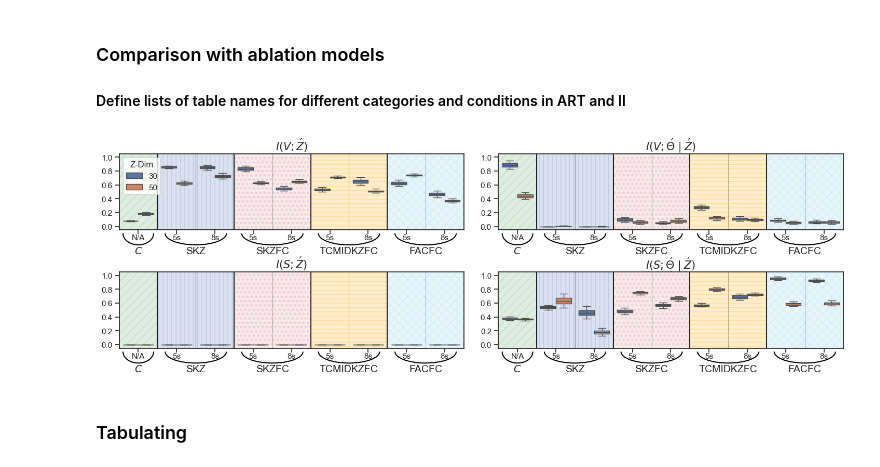
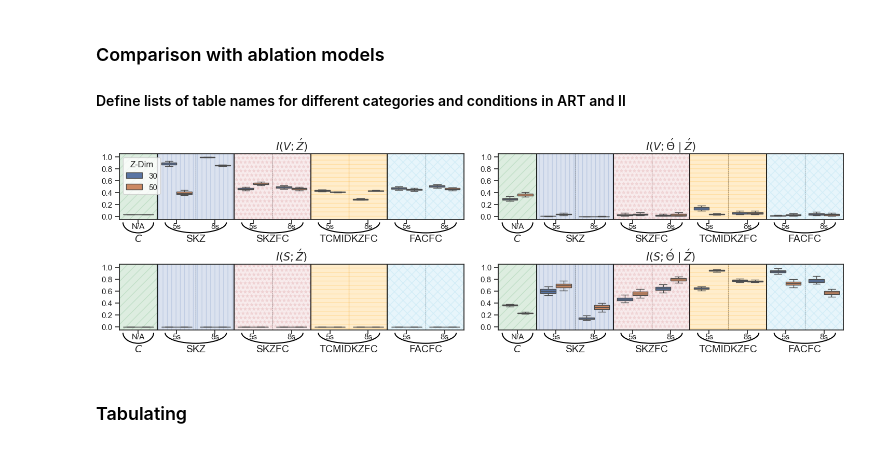
Before and after one commit to JunetaeKim/VABAM, a Jupyter notebook: VisualizationMetrics.ipynb, the cells around one changed output. Cells and saved outputs as stored; diff of their text form; code cells hidden in the pictures.

```diff
--- a/VisualizationMetrics.ipynb
+++ b/VisualizationMetrics.ipynb
@@ -175,7 +175,7 @@ fixed_palette = sns.color_palette("Set2", total_models)
 sns.set(style="ticks")
 
 # Create 2x2 subplots for each metric category
-fig, axes = plt.subplots(2, 2, figsize=(18, 5.5))  # Adjust the figure size as needed
+fig, axes = plt.subplots(2, 2, figsize=(18, 5))  # Adjust the figure size as needed
 axes = axes.flatten(order='C')  # Flatten the 2D array of axes into 1D for easy iteration
 
 PlotIdx = 0
@@ -223,14 +223,14 @@ for i, metric in enumerate(metrics_categories):
         y_offset = -0.15
 
     # Add underbraces with the function
-    add_underbrace(ax, 0, '$B$', width=0.8, height=0.2 ,y_offset=y_offset)
-    add_underbrace(ax, 1., '$C$', width=0.8, height=0.2 ,y_offset=y_offset)
-    add_underbrace(ax, 2.5, 'SKZ', width=1.6, height=0.2 ,y_offset=y_offset)
-    add_underbrace(ax, 4.5, 'SKZFC', width=1.6, height=0.2 ,y_offset=y_offset)
-    add_underbrace(ax, 6., '$TC$', width=0.8, height=0.2 ,y_offset=y_offset)
-    add_underbrace(ax, 7.5, 'TCMIDKZFC', width=1.6, height=0.2 ,y_offset=y_offset)
-    add_underbrace(ax, 9., '$FAC$', width=0.8, height=0.2 ,y_offset=y_offset)
-    add_underbrace(ax, 10.5, 'FACFC', width=1.6, height=0.2 ,y_offset=y_offset)
+    add_underbrace(ax, 0, '$B$', width=0.8, height=0.22 ,y_offset=y_offset)
+    add_underbrace(ax, 1., '$C$', width=0.8, height=0.22 ,y_offset=y_offset)
+    add_underbrace(ax, 2.5, 'SKZ', width=1.6, height=0.22 ,y_offset=y_offset)
+    add_underbrace(ax, 4.5, 'SKZFC', width=1.6, height=0.22 ,y_offset=y_offset)
+    add_underbrace(ax, 6., '$TC$', width=0.8, height=0.22 ,y_offset=y_offset)
+    add_underbrace(ax, 7.5, 'TCMIDKZFC', width=1.6, height=0.22 ,y_offset=y_offset)
+    add_underbrace(ax, 9., '$FAC$', width=0.8, height=0.22 ,y_offset=y_offset)
+    add_underbrace(ax, 10.5, 'FACFC', width=1.6, height=0.22 ,y_offset=y_offset)
 
     ax.set_title(metric , fontsize=15, pad=5)
     ax.set_xlabel('')
@@ -253,7 +253,7 @@ for i, metric in enumerate(metrics_categories):
         ax.text(line_pos+1, -0.11, '8s', ha='center', va='top', fontsize=11)
 
 # Adjust subplot parameters to give specified padding
-plt.subplots_adjust(bottom=0.2, wspace=0.1, hspace=0.55)
+plt.subplots_adjust(bottom=0.2, wspace=0.1, hspace=0.68)
 
 # Prepare and sort labels
 sorted_labels = sorted(DictModelLabel.items(), key=lambda x: x[1])
@@ -317,7 +317,7 @@ TabList_ART = ['ConVAE_ART_30', 'ConVAE_ART_50',   'SKZ_ART_30_500','SKZ_ART_30_
               'TCMIDKZFC_ART_30_500', 'TCMIDKZFC_ART_30_800', 'TCMIDKZFC_ART_50_500', 'TCMIDKZFC_ART_50_800',
               'FACFC_ART_30_500', 'FACFC_ART_30_800', 'FACFC_ART_50_500', 'FACFC_ART_50_800']
 # %%
-AnalTabList = TabList_II  # TabList_ART   TabList_II
+AnalTabList = TabList_ART  # TabList_ART   TabList_II
 AnalMItableSet =  MItableSet[(MItableSet['Model'].isin(AnalTabList))].reset_index(drop=True)
 AnalMItableSet['MetricNew'] = AnalMItableSet['Metrics'].str.replace(r'\(\w+\)\s*', '', regex=True)  # Extract new metric names
 
@@ -361,7 +361,7 @@ fixed_palette = sns.color_palette("Set2", total_models)
 sns.set(style="ticks")
 
 # Create a 3x2 subplot structure
-fig, axes = plt.subplots(2, 2, figsize=(18, 5.5))
+fig, axes = plt.subplots(2, 2, figsize=(18, 5))
 axes = axes.flatten(order='C')
 
 PlotIdx = 0
@@ -394,11 +394,11 @@ for ax, metric in zip(axes, metrics_categories):
 
     y_offset = - 0.1
     # Add underbraces with the function
-    add_underbrace(ax, 0, '$C$', width=0.8, height=0.33 ,y_offset=y_offset)
-    add_underbrace(ax, 1.5, 'SKZ', width=1.6, height=0.33 ,y_offset=y_offset)
-    add_underbrace(ax, 3.5 , 'SKZFC', width=1.6, height=0.33 ,y_offset=y_offset)
-    add_underbrace(ax, 5.5, 'TCMIDKZFC', width=1.6, height=0.33 ,y_offset=y_offset)
-    add_underbrace(ax, 7.5, 'FACFC', width=1.6, height=0.33 ,y_offset=y_offset)
+    add_underbrace(ax, 0, '$C$', width=0.8, height=0.35 ,y_offset=y_offset)
+    add_underbrace(ax, 1.5, 'SKZ', width=1.6, height=0.35 ,y_offset=y_offset)
+    add_underbrace(ax, 3.5 , 'SKZFC', width=1.6, height=0.35 ,y_offset=y_offset)
+    add_underbrace(ax, 5.5, 'TCMIDKZFC', width=1.6, height=0.35 ,y_offset=y_offset)
+    add_underbrace(ax, 7.5, 'FACFC', width=1.6, height=0.35 ,y_offset=y_offset)
 
 
 
@@ -425,35 +425,35 @@ for ax, metric in zip(axes, metrics_categories):
     '''
 
     ax.set_title(metric , fontsize=15, pad=5)
     ax.set_xlabel('')
     ax.set_ylabel('')
     ax.set_xticks(range(NumModels))
     #ax.set_xticklabels([DictModelLabel[model] for model in unique_models_subset])
     ax.set_xticklabels('')
 
     ax.set_ylim([-0.05 , 1.05])
     ax.set_yticks([0, 0.2, 0.4, 0.6, 0.8, 1])
 
 
 
     PlotIdx += 1
 
 #plt.tight_layout()
 # Adjust subplot parameters to give specified padding
-plt.subplots_adjust(bottom=0.2, wspace=0.1, hspace=0.55)
+plt.subplots_adjust(bottom=0.2, wspace=0.1, hspace=0.68)
 # Prepare and sort labels
 sorted_labels = sorted(DictModelLabel.items(), key=lambda x: x[1])
 
 CompLen = AnalMItableSet['Model'][0][-3:]
 if 'ART' in AnalMItableSet['Model'][0]:
     plt.savefig('./EvalResults/Figures/Metric_ART2.png', bbox_inches='tight')
 else:
     plt.savefig('./EvalResults/Figures/Metric_II2.png', bbox_inches='tight')
 
 # Display the plot
 plt.show()
 # %% [output]
-[figure, old version]
+[figure, new version]
 # %% [markdown]
 ### Tabulating
 # %%
```
Also changed, not shown: parts of 3 cells of this notebook, 1 other file.
